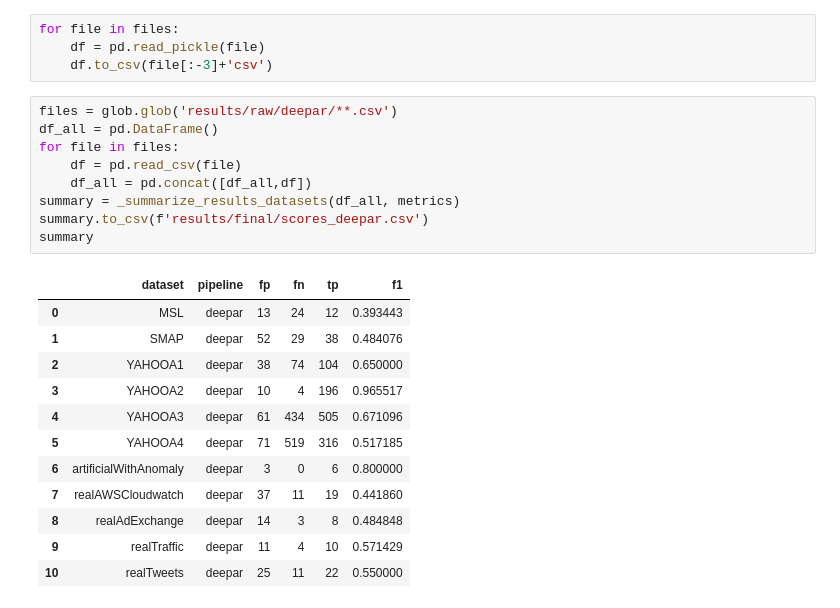
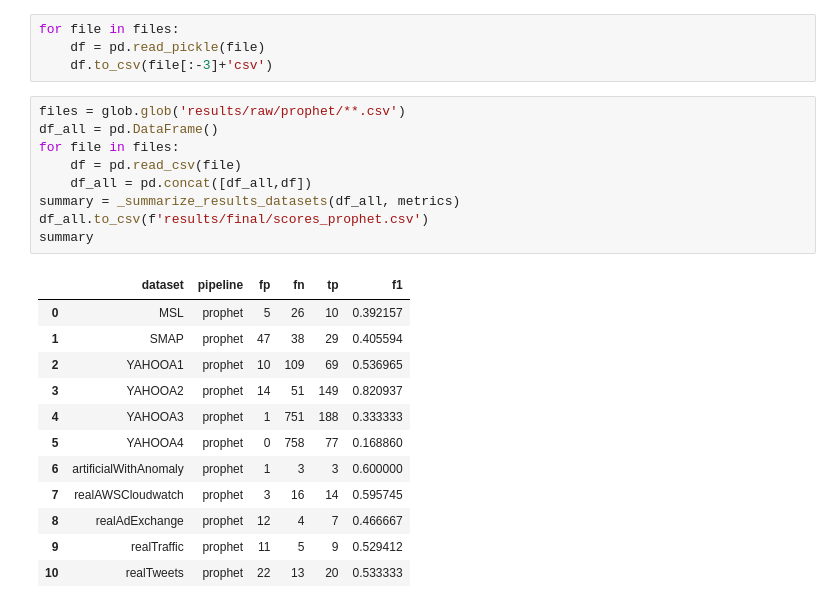
Before and after one commit to amlatyrngom/ml_project_bench, a Jupyter notebook: notebooks/Prophet.ipynb, the cells around one changed output. Saved outputs shown, nothing was run; the diff lists cells and outputs as text.

```diff
--- a/notebooks/Prophet.ipynb
+++ b/notebooks/Prophet.ipynb
@@ -159,24 +159,24 @@ for file in files:
     df = pd.read_pickle(file)
     df.to_csv(file[:-3]+'csv')
 # %%
-files = glob.glob('results/raw/deepar/**.csv')
+files = glob.glob('results/raw/prophet/**.csv')
 df_all = pd.DataFrame()
 for file in files:
     df = pd.read_csv(file)
     df_all = pd.concat([df_all,df])
 summary = _summarize_results_datasets(df_all, metrics)
-summary.to_csv(f'results/final/scores_deepar.csv')
+df_all.to_csv(f'results/final/scores_prophet.csv')
 summary
 # %% [output]
 |  | dataset | pipeline | fp | fn | tp | f1 |
-| 0 | MSL | deepar | 13 | 24 | 12 | 0.393443 |
-| 1 | SMAP | deepar | 52 | 29 | 38 | 0.484076 |
-| 2 | YAHOOA1 | deepar | 38 | 74 | 104 | 0.650000 |
-| 3 | YAHOOA2 | deepar | 10 | 4 | 196 | 0.965517 |
-| 4 | YAHOOA3 | deepar | 61 | 434 | 505 | 0.671096 |
-| 5 | YAHOOA4 | deepar | 71 | 519 | 316 | 0.517185 |
-| 6 | artificialWithAnomaly | deepar | 3 | 0 | 6 | 0.800000 |
-| 7 | realAWSCloudwatch | deepar | 37 | 11 | 19 | 0.441860 |
-| 8 | realAdExchange | deepar | 14 | 3 | 8 | 0.484848 |
-| 9 | realTraffic | deepar | 11 | 4 | 10 | 0.571429 |
-| 10 | realTweets | deepar | 25 | 11 | 22 | 0.550000 |
+| 0 | MSL | prophet | 5 | 26 | 10 | 0.392157 |
+| 1 | SMAP | prophet | 47 | 38 | 29 | 0.405594 |
+| 2 | YAHOOA1 | prophet | 10 | 109 | 69 | 0.536965 |
+| 3 | YAHOOA2 | prophet | 14 | 51 | 149 | 0.820937 |
+| 4 | YAHOOA3 | prophet | 1 | 751 | 188 | 0.333333 |
+| 5 | YAHOOA4 | prophet | 0 | 758 | 77 | 0.168860 |
+| 6 | artificialWithAnomaly | prophet | 1 | 3 | 3 | 0.600000 |
+| 7 | realAWSCloudwatch | prophet | 3 | 16 | 14 | 0.595745 |
+| 8 | realAdExchange | prophet | 12 | 4 | 7 | 0.466667 |
+| 9 | realTraffic | prophet | 11 | 5 | 9 | 0.529412 |
+| 10 | realTweets | prophet | 22 | 13 | 20 | 0.533333 |
```
Also changed, not shown: 8 other files.
